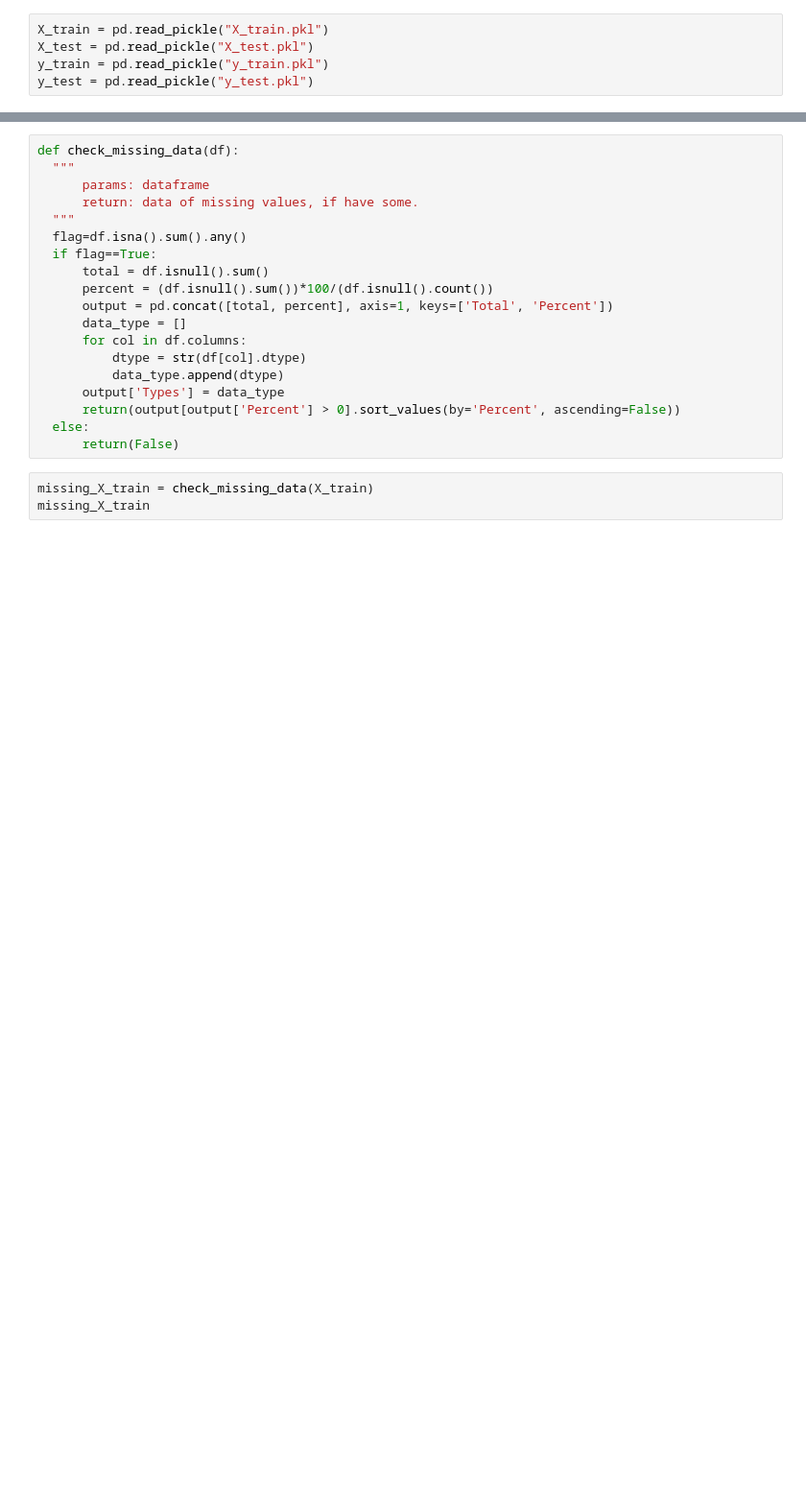
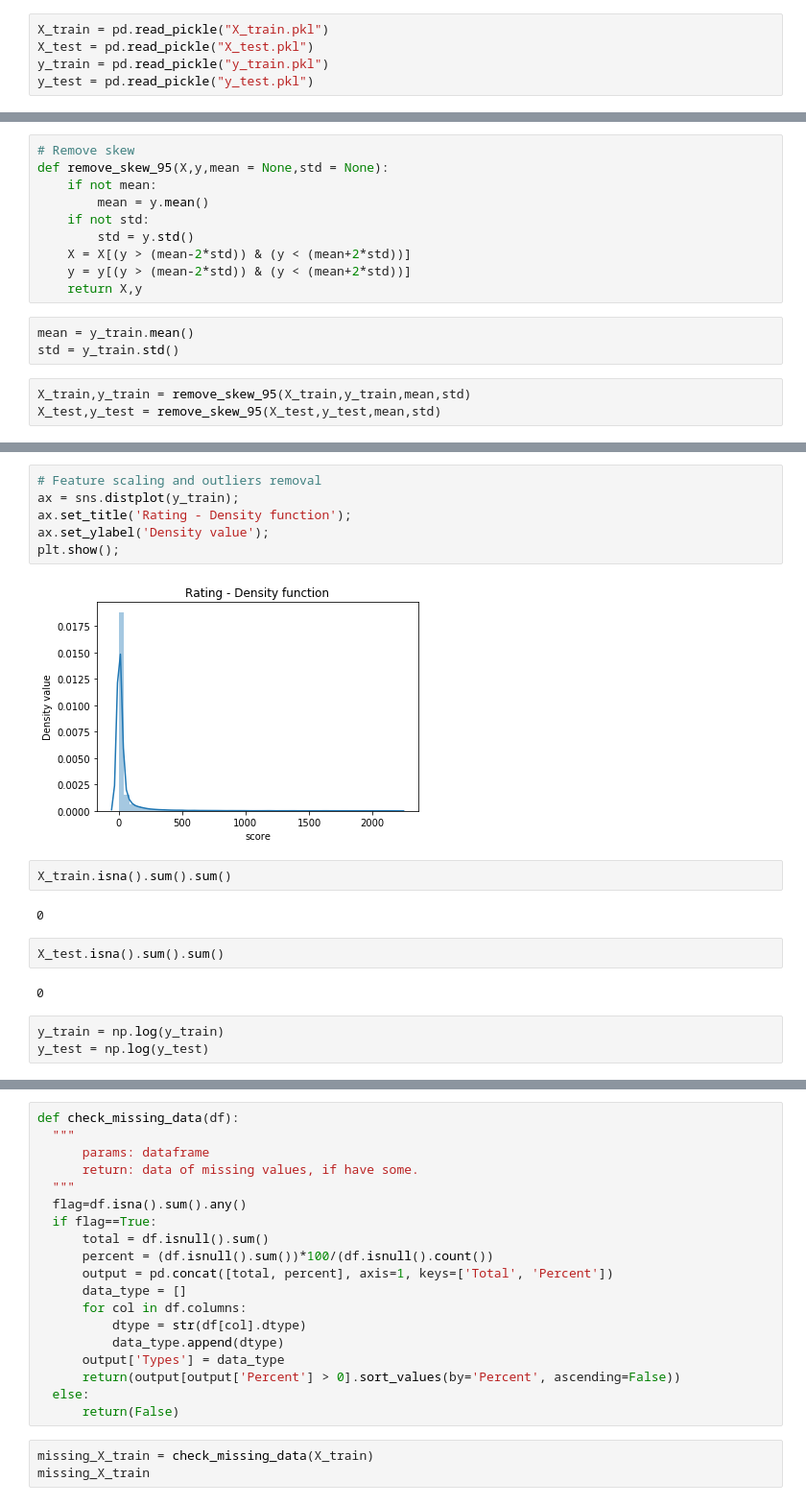
Before and after one commit to AxelStbl/jokes_score, a Jupyter notebook: Notebooks/Feature Preprocessing/Preprocessing.ipynb, the cells around one changed output, grey strips where cells are left out. Shown at 96% size. Saved outputs shown, nothing was run; the diff lists cells and outputs as text; blank space fills up the shorter version.

```diff
--- a/Notebooks/Feature Preprocessing/Preprocessing.ipynb
+++ b/Notebooks/Feature Preprocessing/Preprocessing.ipynb
@@ -37,0 +62,16 @@ X_train.head()
+# %%
+# Remove skew
+def remove_skew_95(X,y,mean = None,std = None):
+    if not mean:
+        mean = y.mean()
+    if not std:
+        std = y.std()
+    X = X[(y > (mean-2*std)) & (y < (mean+2*std))]
+    y = y[(y > (mean-2*std)) & (y < (mean+2*std))]
+    return X,y
+# %%
+mean = y_train.mean()
+std = y_train.std()
+# %%
+X_train,y_train = remove_skew_95(X_train,y_train,mean,std)
+X_test,y_test = remove_skew_95(X_test,y_test,mean,std)
@@ -37,0 +94,19 @@ X_train.head()
+# %%
+# Feature scaling and outliers removal
+ax = sns.distplot(y_train);
+ax.set_title('Rating - Density function');
+ax.set_ylabel('Density value');
+plt.show();
+# %% [output]
+[figure, added]
+# %%
+X_train.isna().sum().sum()
+# %% [output]
+0
+# %%
+X_test.isna().sum().sum()
+# %% [output]
+0
+# %%
+y_train = np.log(y_train)
+y_test = np.log(y_test)
```
Also changed, not shown: parts of 31 cells of this notebook.
